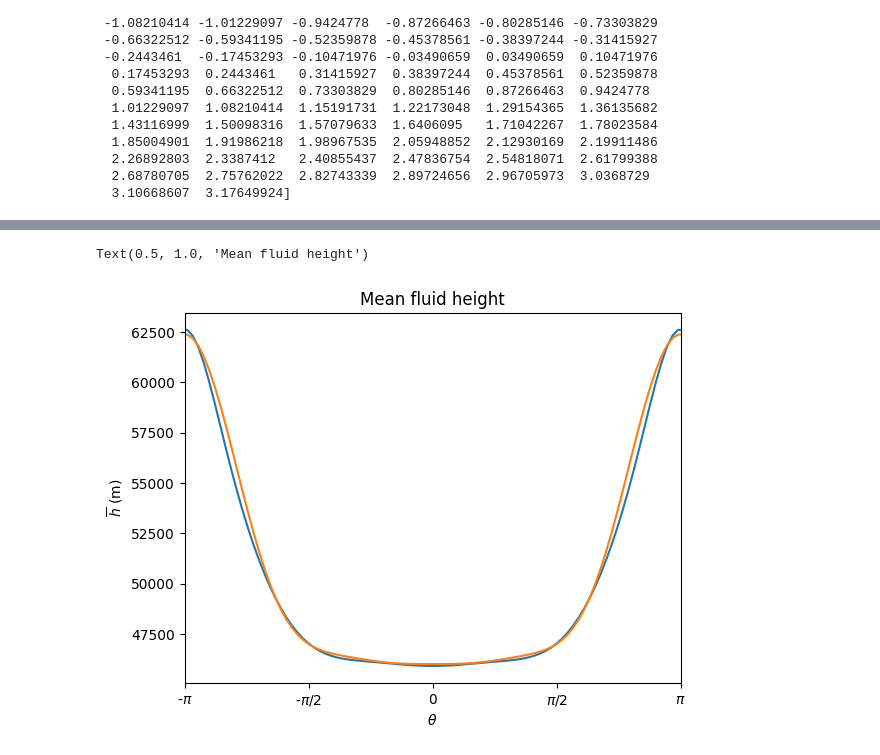
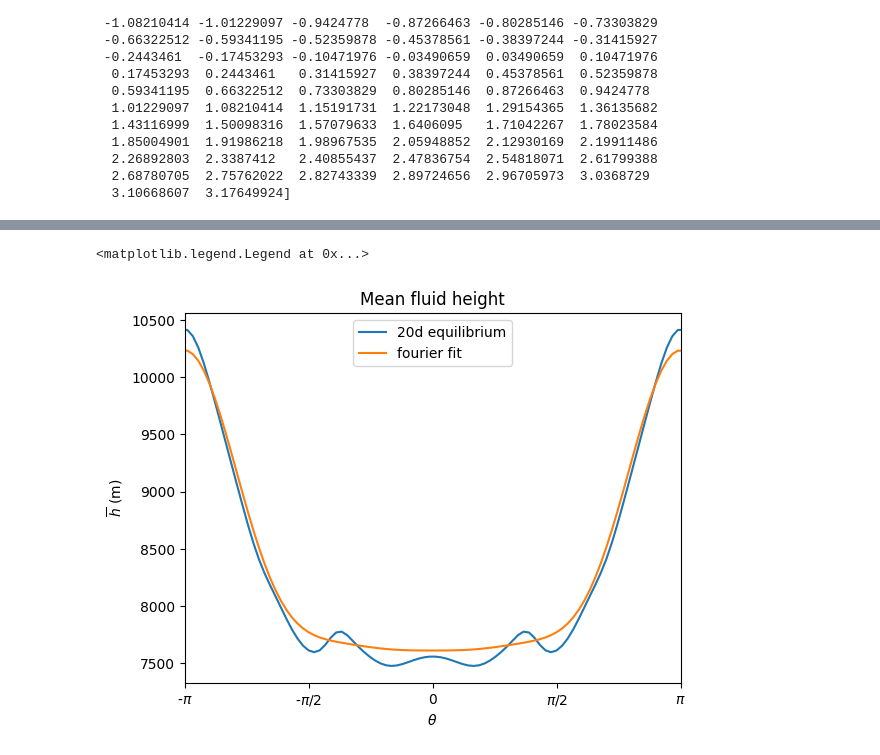
Before and after one commit to dana-grund/HPC4WC, a Jupyter notebook: projects/2023/project06_shallow_water/visualization/visualization.ipynb, the cells around one changed output, grey strips where cells are left out. Cells and saved outputs as stored; diff of their text form; code cells hidden in the pictures.

Commit message:
equilibrium initial fluid height

```diff
--- a/projects/2023/project06_shallow_water/visualization/visualization.ipynb
+++ b/projects/2023/project06_shallow_water/visualization/visualization.ipynb
@@ -29,7 +29,7 @@ os.listdir(path)
  'swes-numpy-0-M180-N90-T20-1-v']
 # %%
 # unpickle the data
-test_case = "2"
+test_case = "0"
 run_time = "T20"
 
 h_data = pickle.load(open(path + "swes-numpy-" + test_case + "-M180-N90-"+run_time+"-1-h", "rb"))
@@ -117,5 +117,5 @@ cbar.set_label("fluid height (m)")
 # %%
-timestep = -1
+timestep = -2
 
 # normalize h from 0 to 1
 h_ts = h[:,:,timestep]
@@ -150,14 +150,26 @@ plt.savefig('toroidal_fluid.png', dpi=300, bbox_inches='tight')
 # %%
-plt.plot(theta1d,h_mean)
-plt.plot(theta1d,-np.cos(theta1d)*6_800+50_300 + np.cos(theta1d*2)*3_600 - np.cos(theta1d*3)*1_400 + np.cos(theta1d*4)*300)
+plt.plot(theta1d, h_mean, label="20d equilibrium")
+h0 = 8000
+plt.plot(
+    theta1d,
+    h0/5e4*(
+    -np.cos(theta1d) * 6_800
+    + np.cos(theta1d * 2) * 3_600
+    - np.cos(theta1d * 3) * 1_400
+    + np.cos(theta1d * 4) * 300)
+    + 300
+    + h0,
+    label="fourier fit",
+)
 plt.xlabel(r"$\theta$")
 plt.xticks(
     np.linspace(-np.pi, np.pi, 5), ["-$\pi$", "-$\pi/2$", "0", "$\pi/2$", "$\pi$"]
 )
 plt.xlim(-np.pi, np.pi)
 
-plt.ylabel(r"$\overline{h}$ (m)" )
+plt.ylabel(r"$\overline{h}$ (m)")
 plt.title(r"Mean fluid height")
+plt.legend()
 # %% [output]
-Text(0.5, 1.0, 'Mean fluid height')
+<matplotlib.legend.Legend at 0x...>
-[figure, old version]
+[figure, new version]
```
Also changed, not shown: parts of 6 cells of this notebook, 2 other files.
